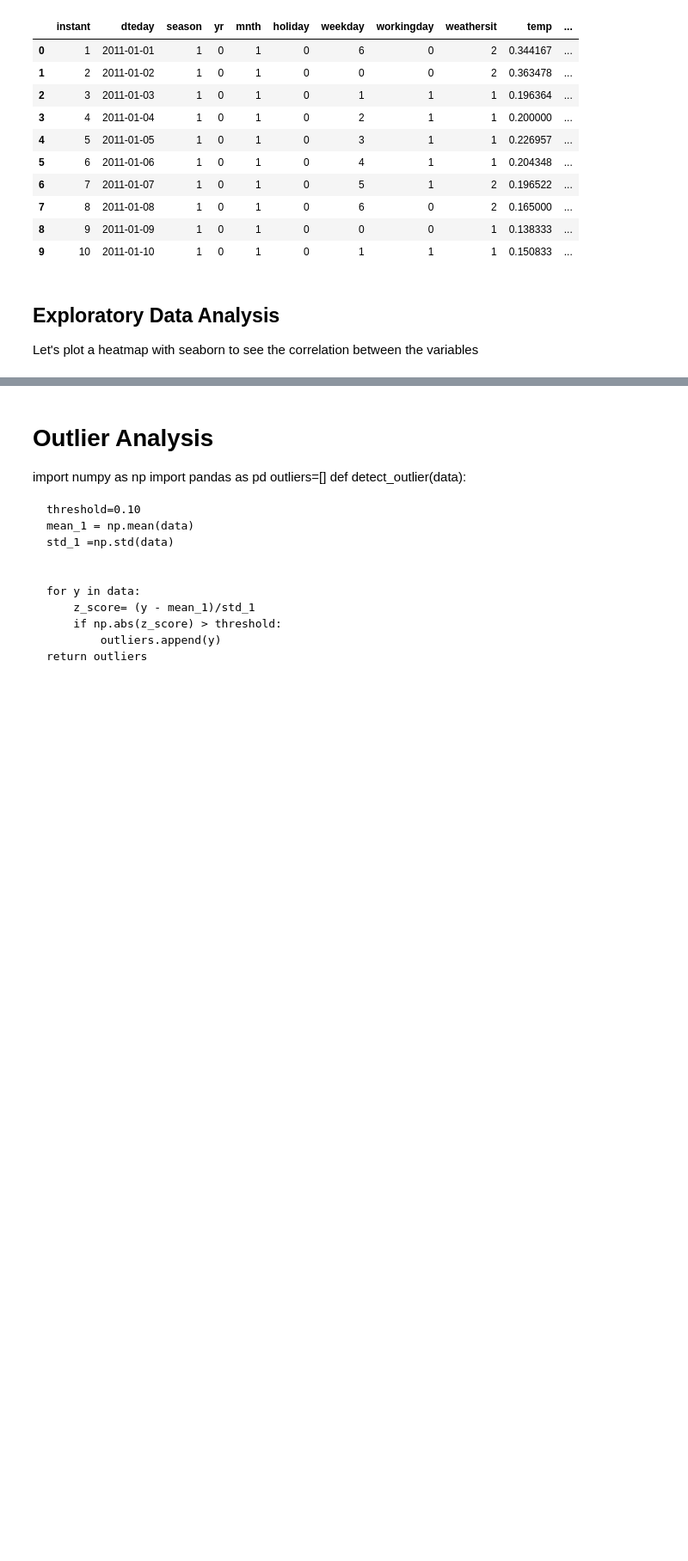
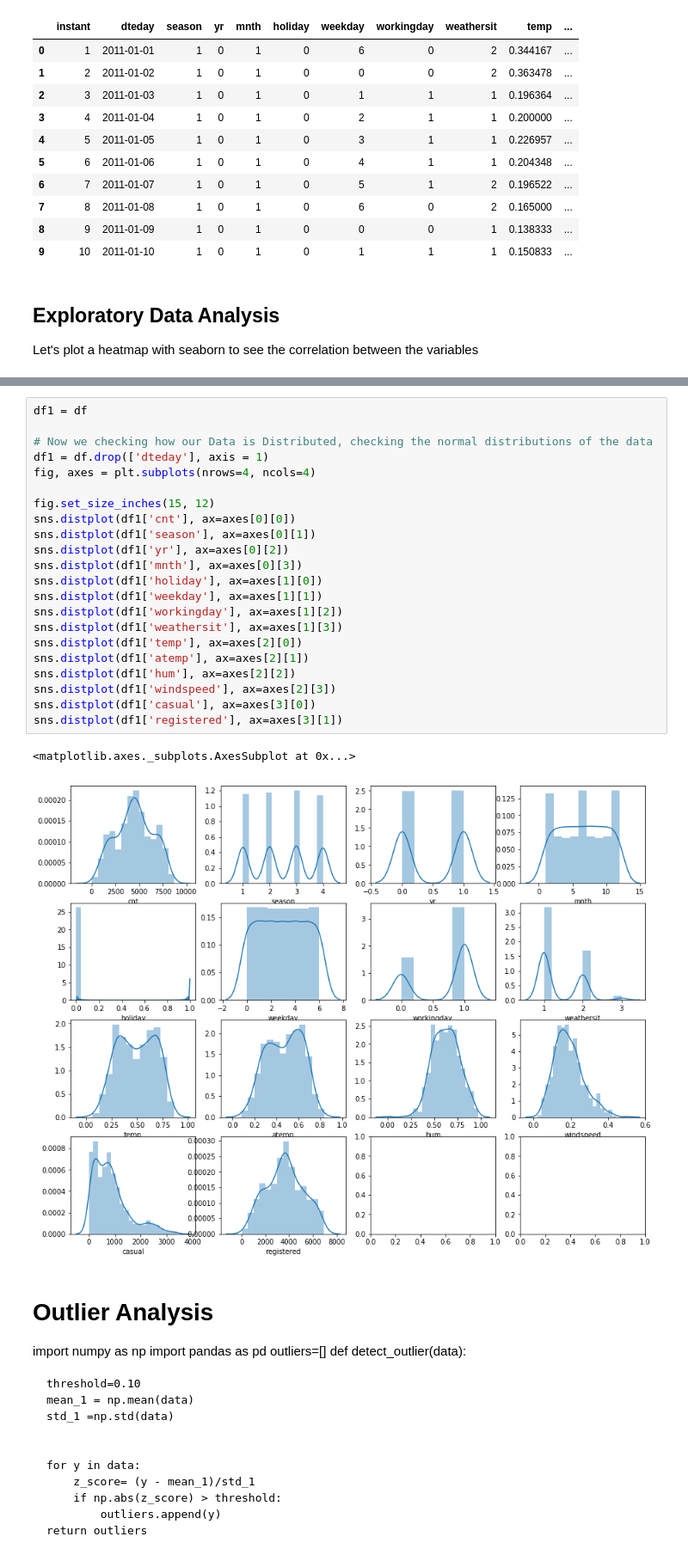
Before and after one commit to 369hiper/Bike-Rental-Prediction, a Jupyter notebook: Bike Rental Prediction.ipynb, the cells around one changed output, grey strips where cells are left out. Shown at 86% size. Saved outputs shown, nothing was run; the diff lists cells and outputs as text; blank space fills up the shorter version.

```diff
--- a/Bike Rental Prediction.ipynb
+++ b/Bike Rental Prediction.ipynb
@@ -36,3 +44,28 @@ g=sns.heatmap(df[top_corr_features].corr(),annot=True,cmap="RdYlGn")
+# %%
+df1 = df
+
+# Now we checking how our Data is Distributed, checking the normal distributions of the data
+df1 = df.drop(['dteday'], axis = 1)
+fig, axes = plt.subplots(nrows=4, ncols=4)
+
+fig.set_size_inches(15, 12)
+sns.distplot(df1['cnt'], ax=axes[0][0])
+sns.distplot(df1['season'], ax=axes[0][1])
+sns.distplot(df1['yr'], ax=axes[0][2])
+sns.distplot(df1['mnth'], ax=axes[0][3])
+sns.distplot(df1['holiday'], ax=axes[1][0])
+sns.distplot(df1['weekday'], ax=axes[1][1])
+sns.distplot(df1['workingday'], ax=axes[1][2])
+sns.distplot(df1['weathersit'], ax=axes[1][3])
+sns.distplot(df1['temp'], ax=axes[2][0])
+sns.distplot(df1['atemp'], ax=axes[2][1])
+sns.distplot(df1['hum'], ax=axes[2][2])
+sns.distplot(df1['windspeed'], ax=axes[2][3])
+sns.distplot(df1['casual'], ax=axes[3][0])
+sns.distplot(df1['registered'], ax=axes[3][1])
+# %% [output]
+<matplotlib.axes._subplots.AxesSubplot at 0x...>
+[figure, added]
 # %% [markdown]
 # Outlier Analysis
 import numpy as np
```
Also changed, not shown: parts of 27 cells of this notebook, 5 other files.
